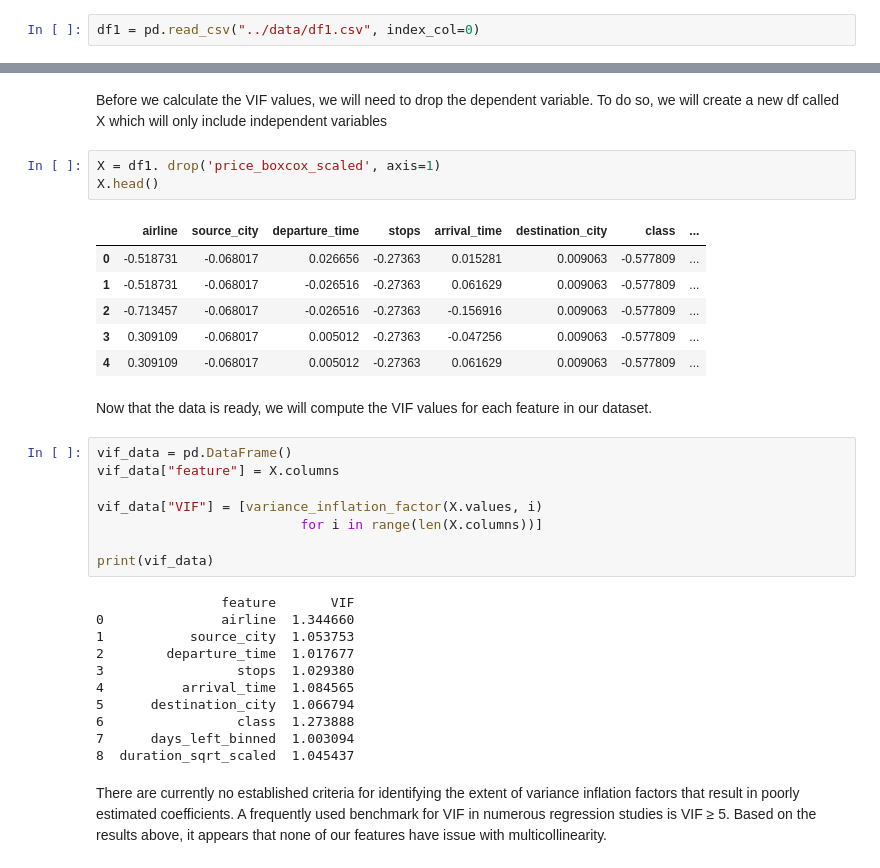
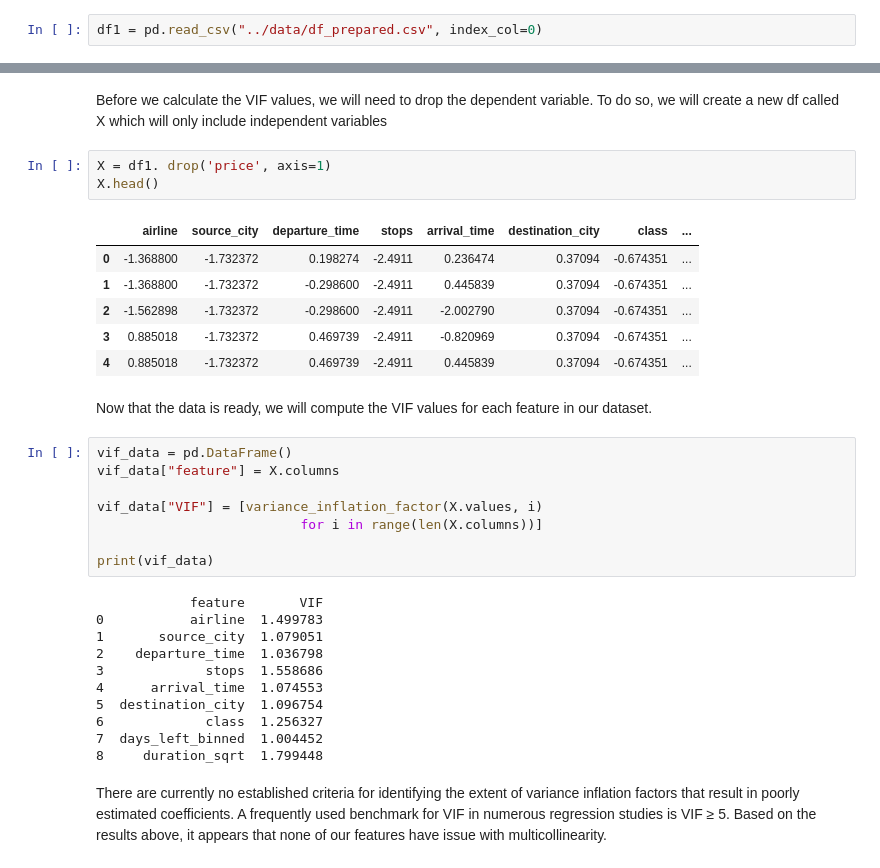
Before and after one commit to calebang/IS460, a Jupyter notebook: 02_Models/02a_LinearRegression.ipynb, the cells around one changed output, grey strips where cells are left out. Saved outputs shown, nothing was run; the diff lists cells and outputs as text.

```diff
--- a/02_Models/02a_LinearRegression.ipynb
+++ b/02_Models/02a_LinearRegression.ipynb
@@ -21,7 +21,7 @@ from scipy.stats import pearsonr
 # %% [markdown]
 ### 2.0 Importing Dataset
 # %%
-df1 = pd.read_csv("../data/df1.csv", index_col=0)
+df1 = pd.read_csv("../data/df_prepared.csv", index_col=0)
 # %%
 df1.head()
 # %% [output]
@@ -144,15 +144,15 @@ Regression models are sensitive to multicollinearity. Multicollinearity occurs w
 # %% [markdown]
 Before we calculate the VIF values, we will need to drop the dependent variable. To do so, we will create a new df called X which will only include independent variables
 # %%
-X = df1. drop('price_boxcox_scaled', axis=1)
+X = df1. drop('price', axis=1)
 X.head()
 # %% [output]
 |  | airline | source_city | departure_time | stops | arrival_time | destination_city | class | ... |
-| 0 | -0.518731 | -0.068017 | 0.026656 | -0.27363 | 0.015281 | 0.009063 | -0.577809 | ... |
-| 1 | -0.518731 | -0.068017 | -0.026516 | -0.27363 | 0.061629 | 0.009063 | -0.577809 | ... |
-| 2 | -0.713457 | -0.068017 | -0.026516 | -0.27363 | -0.156916 | 0.009063 | -0.577809 | ... |
-| 3 | 0.309109 | -0.068017 | 0.005012 | -0.27363 | -0.047256 | 0.009063 | -0.577809 | ... |
-| 4 | 0.309109 | -0.068017 | 0.005012 | -0.27363 | 0.061629 | 0.009063 | -0.577809 | ... |
+| 0 | -1.368800 | -1.732372 | 0.198274 | -2.4911 | 0.236474 | 0.37094 | -0.674351 | ... |
+| 1 | -1.368800 | -1.732372 | -0.298600 | -2.4911 | 0.445839 | 0.37094 | -0.674351 | ... |
+| 2 | -1.562898 | -1.732372 | -0.298600 | -2.4911 | -2.002790 | 0.37094 | -0.674351 | ... |
+| 3 | 0.885018 | -1.732372 | 0.469739 | -2.4911 | -0.820969 | 0.37094 | -0.674351 | ... |
+| 4 | 0.885018 | -1.732372 | 0.469739 | -2.4911 | 0.445839 | 0.37094 | -0.674351 | ... |
 # %% [markdown]
 Now that the data is ready, we will compute the VIF values for each feature in our dataset.
 # %%
@@ -164,16 +164,16 @@ vif_data["VIF"] = [variance_inflation_factor(X.values, i)
 
 print(vif_data)
 # %% [output]
-                feature       VIF
-0               airline  1.344660
-1           source_city  1.053753
-2        departure_time  1.017677
-3                 stops  1.029380
-4          arrival_time  1.084565
-5      destination_city  1.066794
-6                 class  1.273888
-7      days_left_binned  1.003094
-8  duration_sqrt_scaled  1.045437
+            feature       VIF
+0           airline  1.499783
+1       source_city  1.079051
+2    departure_time  1.036798
+3             stops  1.558686
+4      arrival_time  1.074553
+5  destination_city  1.096754
+6             class  1.256327
+7  days_left_binned  1.004452
+8     duration_sqrt  1.799448
 # %% [markdown]
 There are currently no established criteria for identifying the extent of variance inflation factors that result in poorly estimated coefficients. A frequently used benchmark for VIF in numerous regression studies is VIF ≥ 5. Based on the results above, it appears that none of our features have issue with multicollinearity.
 # %% [markdown]
```
Also changed, not shown: parts of 39 cells of this notebook.
